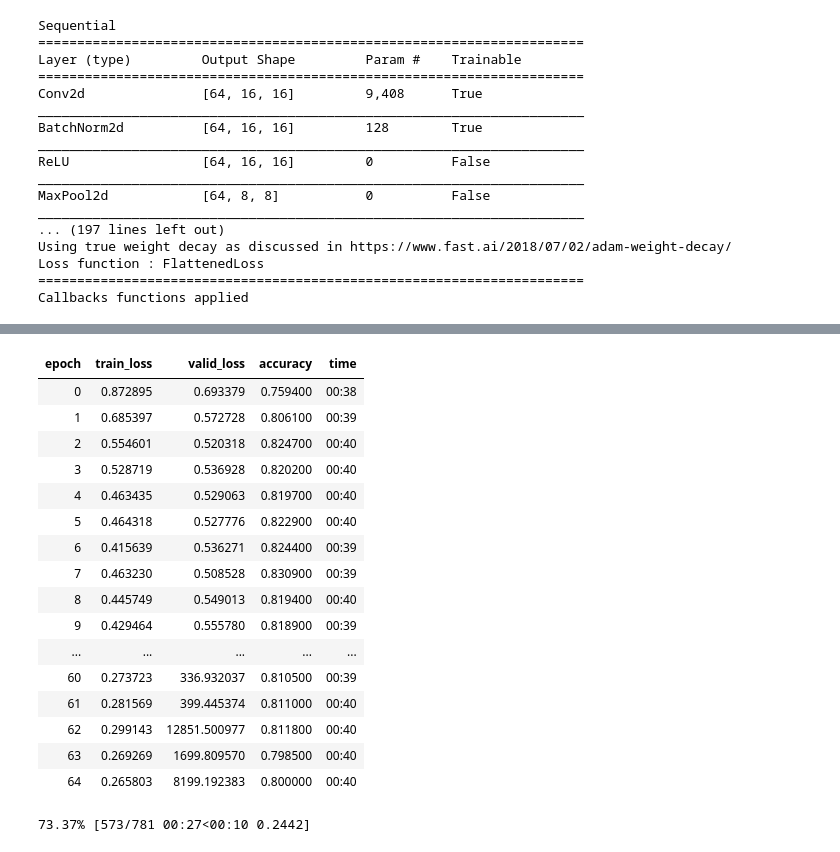
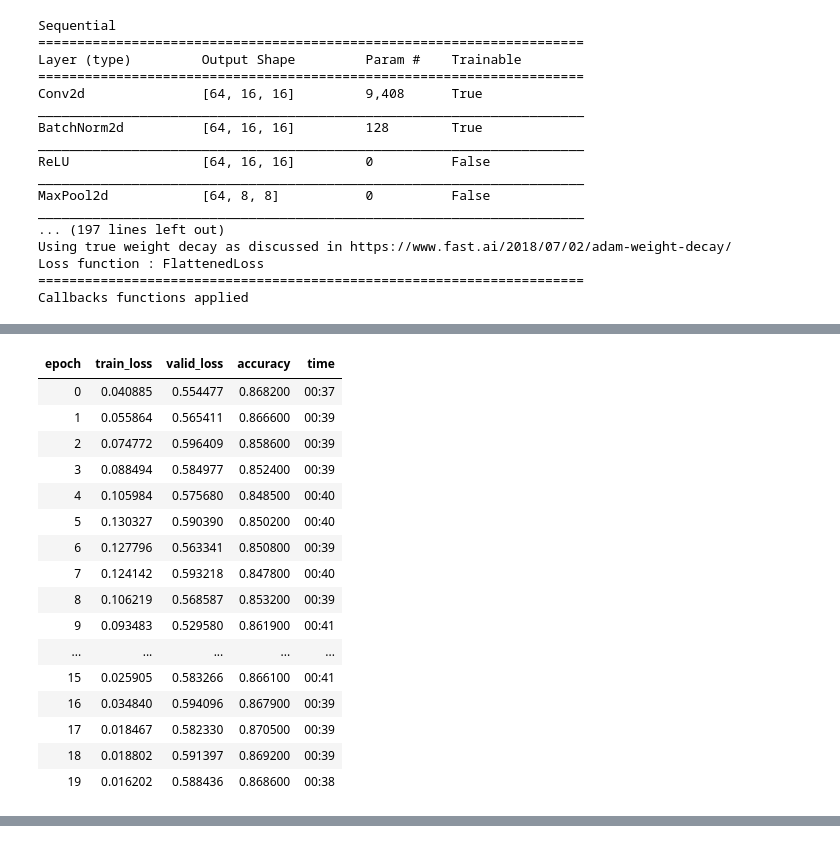
Before and after one commit to IvLabs/stagewise-knowledge-distillation, a Jupyter notebook: notebooks/resnet34_pretraining_cifar.ipynb, the cells around one changed output, grey strips where cells are left out. Drawn from its saved outputs; the diff is of its cells as text; code cells hidden in the pictures.

```diff
--- a/notebooks/resnet34_pretraining_cifar.ipynb
+++ b/notebooks/resnet34_pretraining_cifar.ipynb
@@ -41,3 +41,20 @@ LR Finder is complete, type {learner_name}.recorder.plot() to see the graph.
 # %%
-learn.fit_one_cycle(200, max_lr = 5e-3, callbacks=[callbacks.SaveModelCallback(learn, monitor = 'accuracy', mode = 'max')])
+learn.fit_one_cycle(20, max_lr = 1e-4, callbacks=[callbacks.SaveModelCallback(learn, monitor = 'accuracy', mode = 'max')])
 # %% [output]
+| epoch | train_loss | valid_loss | accuracy | time |
+| 0 | 0.040885 | 0.554477 | 0.868200 | 00:37 |
+| 1 | 0.055864 | 0.565411 | 0.866600 | 00:39 |
+| 2 | 0.074772 | 0.596409 | 0.858600 | 00:39 |
+| 3 | 0.088494 | 0.584977 | 0.852400 | 00:39 |
+| 4 | 0.105984 | 0.575680 | 0.848500 | 00:40 |
+| 5 | 0.130327 | 0.590390 | 0.850200 | 00:40 |
+| 6 | 0.127796 | 0.563341 | 0.850800 | 00:39 |
+| 7 | 0.124142 | 0.593218 | 0.847800 | 00:40 |
+| 8 | 0.106219 | 0.568587 | 0.853200 | 00:39 |
+| 9 | 0.093483 | 0.529580 | 0.861900 | 00:41 |
+| ... | ... | ... | ... | ... |
+| 15 | 0.025905 | 0.583266 | 0.866100 | 00:41 |
+| 16 | 0.034840 | 0.594096 | 0.867900 | 00:39 |
+| 17 | 0.018467 | 0.582330 | 0.870500 | 00:39 |
+| 18 | 0.018802 | 0.591397 | 0.869200 | 00:39 |
+| 19 | 0.016202 | 0.588436 | 0.868600 | 00:38 |
@@ -45,18 +62,0 @@ learn.fit_one_cycle(200, max_lr = 5e-3, callbacks=[callbacks.SaveModelCallback(l
-| epoch | train_loss | valid_loss | accuracy | time |
-| 0 | 0.872895 | 0.693379 | 0.759400 | 00:38 |
-| 1 | 0.685397 | 0.572728 | 0.806100 | 00:39 |
-| 2 | 0.554601 | 0.520318 | 0.824700 | 00:40 |
-| 3 | 0.528719 | 0.536928 | 0.820200 | 00:40 |
-| 4 | 0.463435 | 0.529063 | 0.819700 | 00:40 |
-| 5 | 0.464318 | 0.527776 | 0.822900 | 00:40 |
-| 6 | 0.415639 | 0.536271 | 0.824400 | 00:39 |
-| 7 | 0.463230 | 0.508528 | 0.830900 | 00:39 |
-| 8 | 0.445749 | 0.549013 | 0.819400 | 00:40 |
-| 9 | 0.429464 | 0.555780 | 0.818900 | 00:39 |
-| ... | ... | ... | ... | ... |
-| 60 | 0.273723 | 336.932037 | 0.810500 | 00:39 |
-| 61 | 0.281569 | 399.445374 | 0.811000 | 00:40 |
-| 62 | 0.299143 | 12851.500977 | 0.811800 | 00:40 |
-| 63 | 0.269269 | 1699.809570 | 0.798500 | 00:40 |
-| 64 | 0.265803 | 8199.192383 | 0.800000 | 00:40 |
-73.37% [573/781 00:27<00:10 0.2442]
```
Also changed, not shown: parts of 4 cells of this notebook, 6 other files.
